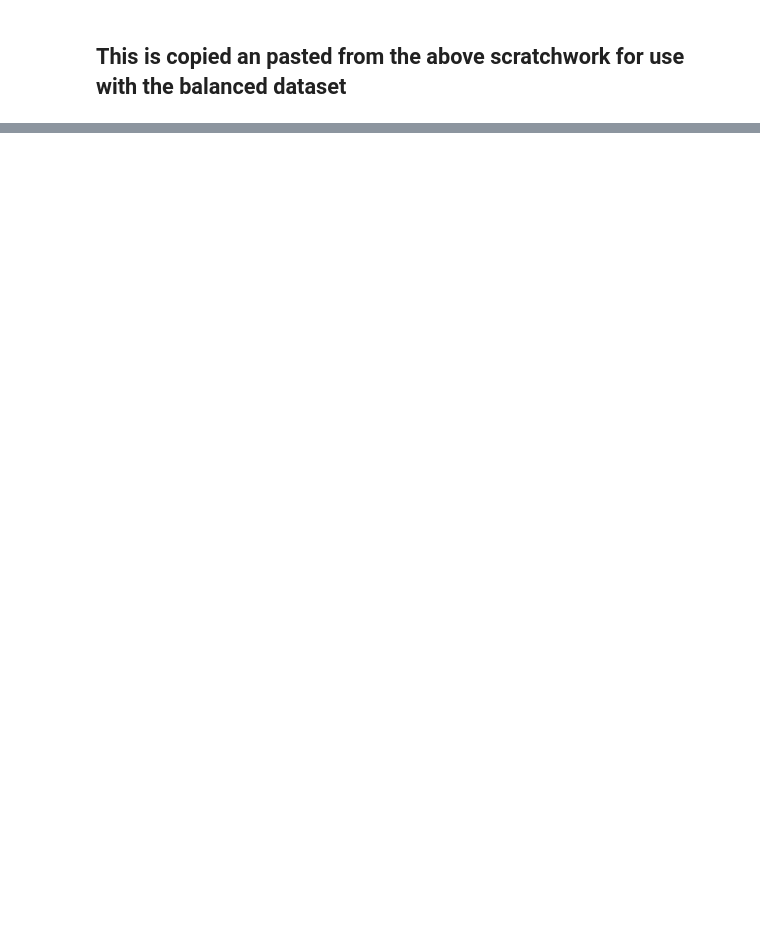
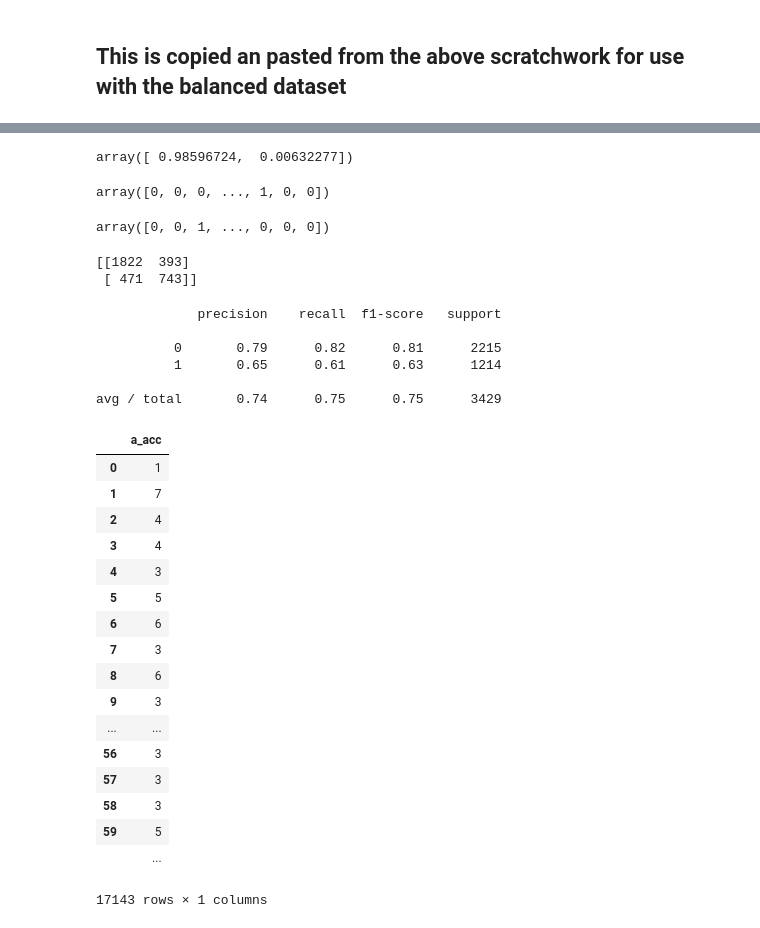
Before and after one commit to 5x5x5x5/kin, a Jupyter notebook: practice.ipynb, the cells around one changed output, grey strips where cells are left out. Saved outputs shown, nothing was run; the diff lists cells and outputs as text; code cells hidden in the pictures; blank space fills up the shorter version.

```diff
--- a/practice.ipynb
+++ b/practice.ipynb
@@ -500,0 +391,11 @@ avg / total       0.70      0.70      0.70      2366
+# %%
+from sklearn.decomposition import PCA
+
+#data = pd.read_csv('filename.csv')
+datafr2 = datafr.ix[:,16:202]
+#data_std = (data - data.mean()) / data.std()
+data_std = (datafr2 - datafr2.mean()) / (datafr2.std()-.0000001)
+pca.fit(datafr2)
+pca.explained_variance_ratio_
+# %% [output]
+array([ 0.98596724,  0.00632277])
@@ -500,0 +405,6 @@ avg / total       0.70      0.70      0.70      2366
+# %%
+o = datafr[[6]]
+y = ravel(o)
+y
+# %% [output]
+array([0, 0, 0, ..., 1, 0, 0])
@@ -500,0 +416,53 @@ avg / total       0.70      0.70      0.70      2366
+# %%
+from sklearn.neighbors import KNeighborsClassifier
+
+est = KNeighborsClassifier(5)
+
+est.fit(X_train, y_train) # fit knn model
+y_predict = est.predict(X_test) # validate using test data
+y_test # show real test data
+# %% [output]
+array([0, 0, 1, ..., 0, 0, 0])
+# %%
+from sklearn.metrics import confusion_matrix
+
+cm = confusion_matrix(y_test, y_predict)
+
+print(cm)
+# %% [output]
+[[1822  393]
+ [ 471  743]]
+# %%
+from sklearn.metrics import classification_report
+
+cr = classification_report(y_test, y_predict)
+
+print(cr)
+# %% [output]
+             precision    recall  f1-score   support
+
+          0       0.79      0.82      0.81      2215
+          1       0.65      0.61      0.63      1214
+
+avg / total       0.74      0.75      0.75      3429
+# %%
+datafr2[[1]]
+# %% [output]
+|  | a_acc |
+| 0 | 1 |
+| 1 | 7 |
+| 2 | 4 |
+| 3 | 4 |
+| 4 | 3 |
+| 5 | 5 |
+| 6 | 6 |
+| 7 | 3 |
+| 8 | 6 |
+| 9 | 3 |
+| ... | ... |
+| 56 | 3 |
+| 57 | 3 |
+| 58 | 3 |
+| 59 | 5 |
+|  | ... |
+17143 rows × 1 columns
```
Also changed, not shown: parts of 33 cells of this notebook.
